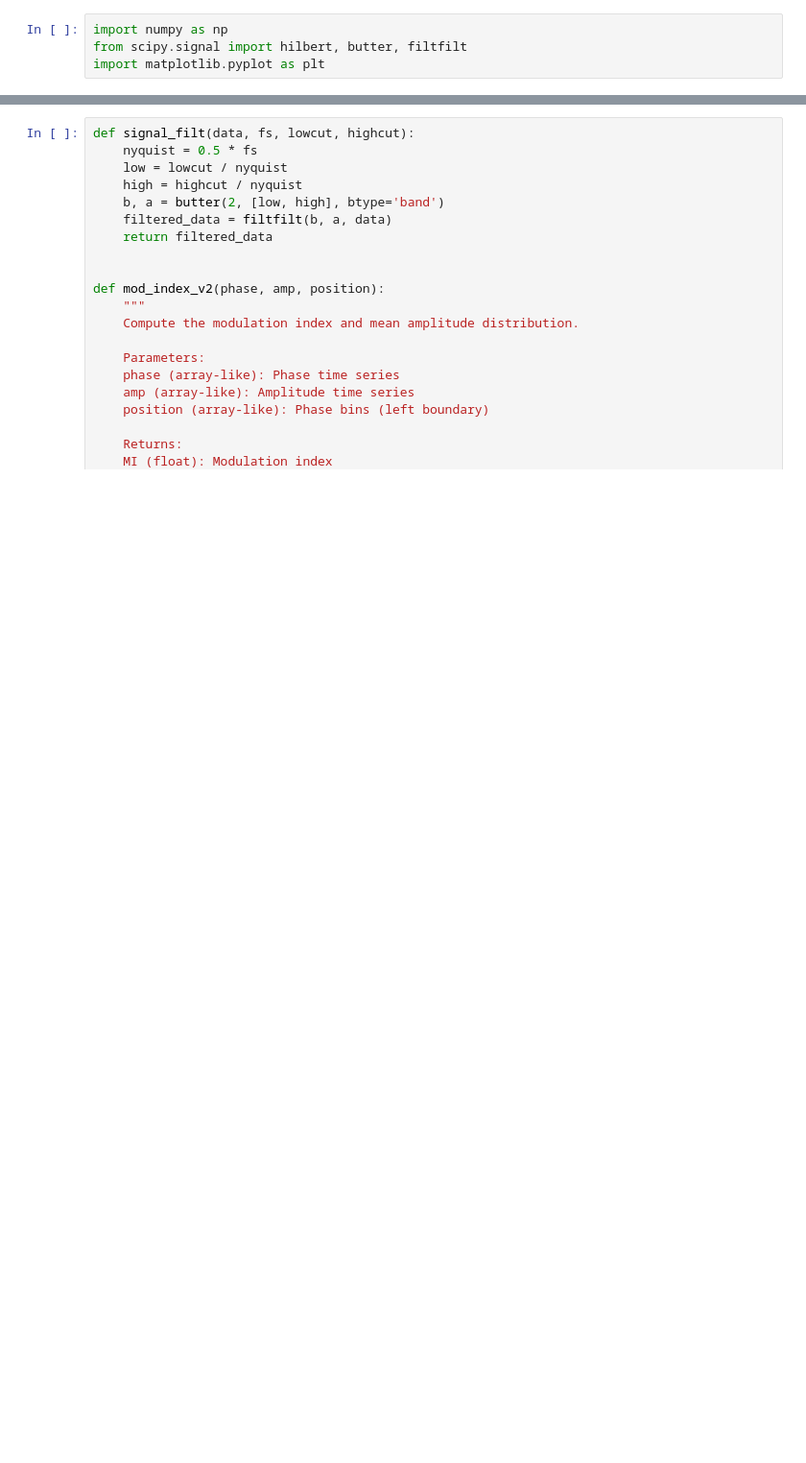
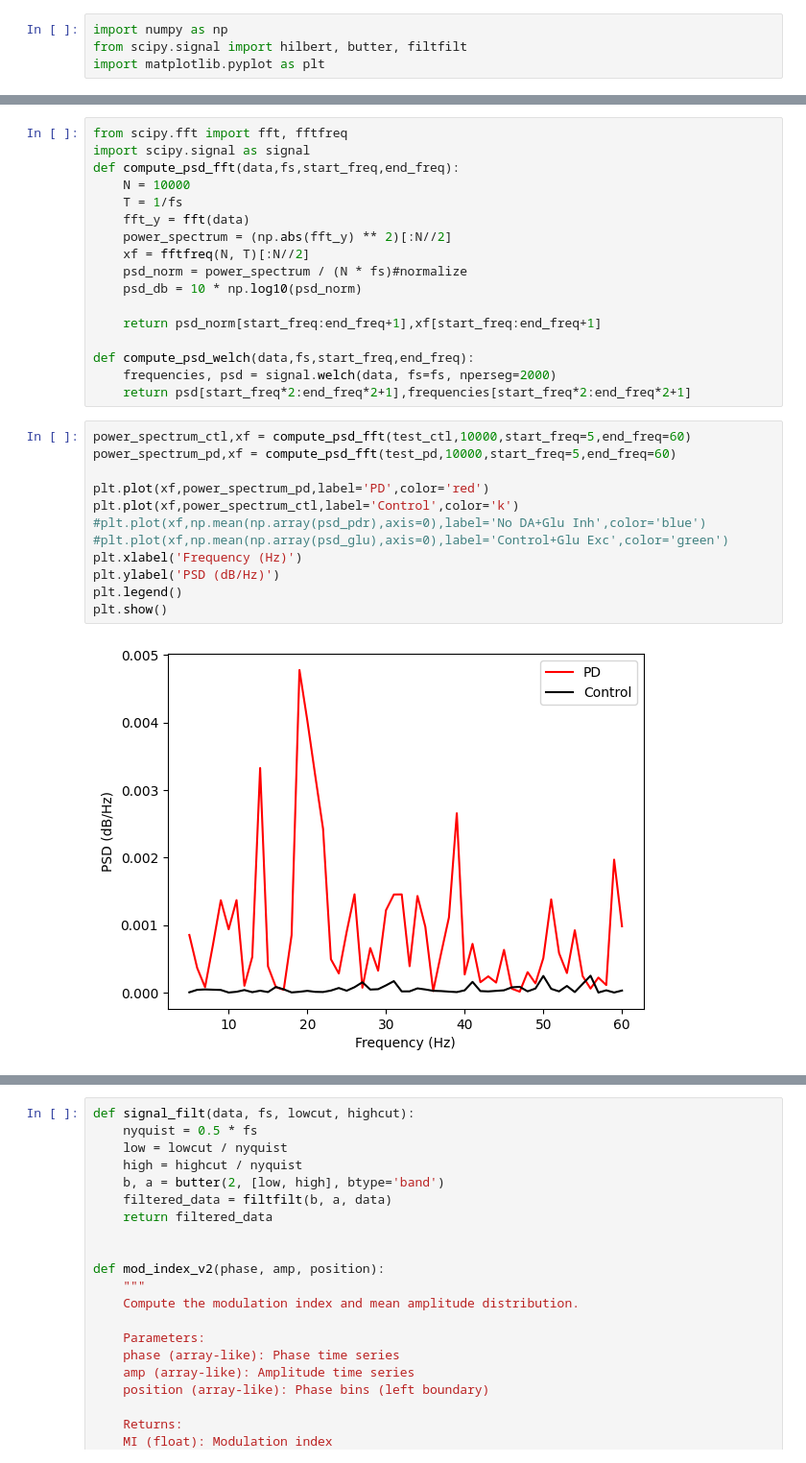
Before and after one commit to ziruiwang0836/striatum-microcircuit, a Jupyter notebook: M1-BG-Th circuit/run_analysis_test.ipynb, the cells around one changed output, grey strips where cells are left out. Shown at 96% size. Saved outputs shown, nothing was run; the diff lists cells and outputs as text; blank space fills up the shorter version.

```diff
--- a/M1-BG-Th circuit/run_analysis_test.ipynb
+++ b/M1-BG-Th circuit/run_analysis_test.ipynb
@@ -12,0 +30,31 @@ data_str = data[2:4]
+# %%
+from scipy.fft import fft, fftfreq
+import scipy.signal as signal
+def compute_psd_fft(data,fs,start_freq,end_freq):
+    N = 10000
+    T = 1/fs
+    fft_y = fft(data)
+    power_spectrum = (np.abs(fft_y) ** 2)[:N//2]
+    xf = fftfreq(N, T)[:N//2]
+    psd_norm = power_spectrum / (N * fs)#normalize
+    psd_db = 10 * np.log10(psd_norm)
+
+    return psd_norm[start_freq:end_freq+1],xf[start_freq:end_freq+1]
+
+def compute_psd_welch(data,fs,start_freq,end_freq):
+    frequencies, psd = signal.welch(data, fs=fs, nperseg=2000)
+    return psd[start_freq*2:end_freq*2+1],frequencies[start_freq*2:end_freq*2+1]
+# %%
+power_spectrum_ctl,xf = compute_psd_fft(test_ctl,10000,start_freq=5,end_freq=60)
+power_spectrum_pd,xf = compute_psd_fft(test_pd,10000,start_freq=5,end_freq=60)
+
+plt.plot(xf,power_spectrum_pd,label='PD',color='red')
+plt.plot(xf,power_spectrum_ctl,label='Control',color='k')
+#plt.plot(xf,np.mean(np.array(psd_pdr),axis=0),label='No DA+Glu Inh',color='blue')
+#plt.plot(xf,np.mean(np.array(psd_glu),axis=0),label='Control+Glu Exc',color='green')
+plt.xlabel('Frequency (Hz)')
+plt.ylabel('PSD (dB/Hz)')
+plt.legend()
+plt.show()
+# %% [output]
+[figure, added]
```
Also changed, not shown: parts of 6 cells of this notebook, 10 other files.
